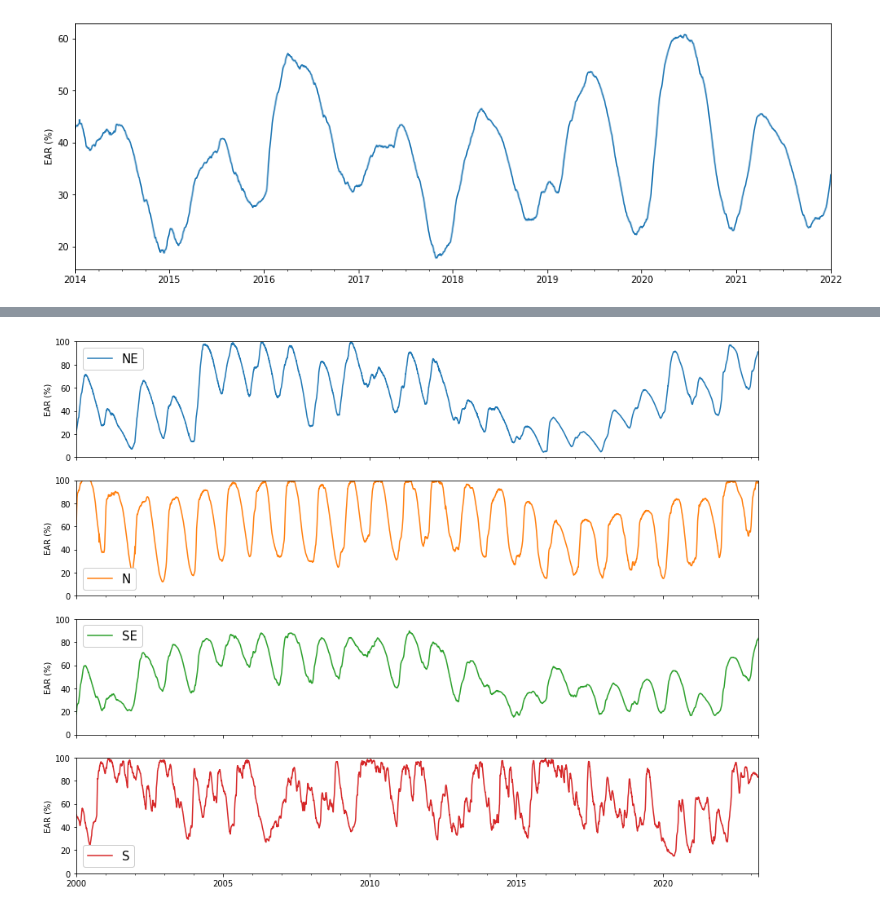
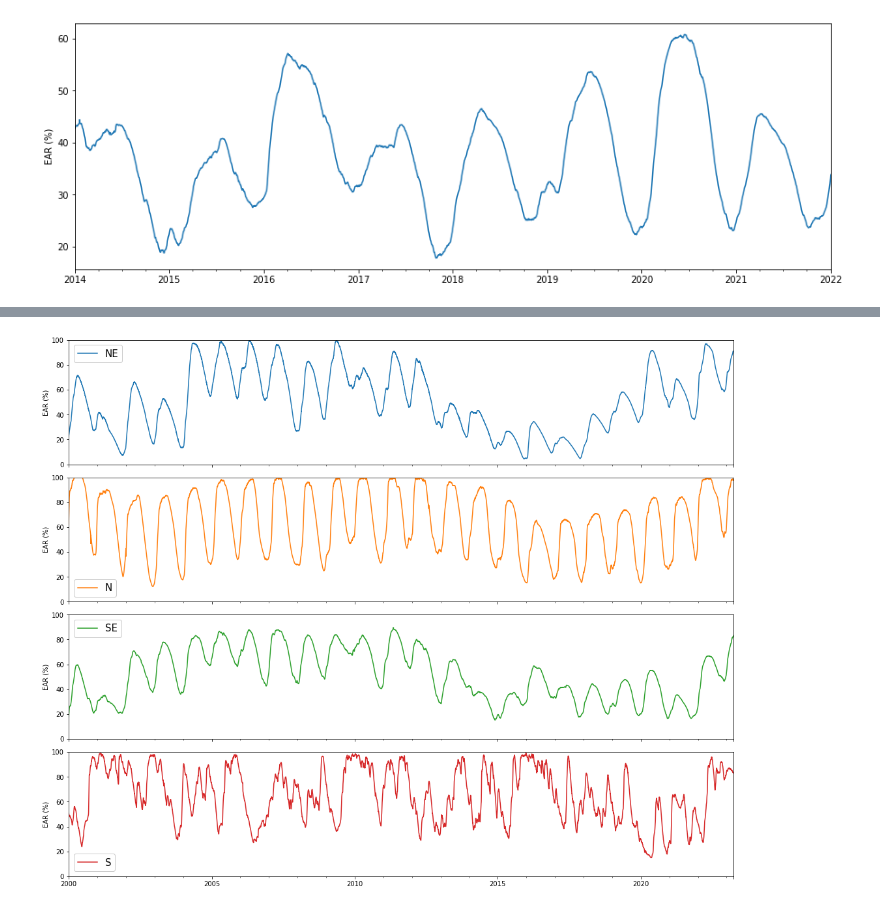
Before and after one commit to Rafa3lAlbuqueruqe/Planejamento_energetico_trabalhos, a Jupyter notebook: Seminário 1 - CMSE/dados_abertos_tratamento.ipynb, the cells around one changed output, grey strips where cells are left out. Drawn from its saved outputs; the diff is of its cells as text; code cells hidden in the pictures.

```diff
--- a/Seminário 1 - CMSE/dados_abertos_tratamento.ipynb
+++ b/Seminário 1 - CMSE/dados_abertos_tratamento.ipynb
@@ -17,10 +12,15 @@ dataframe_dict = dict(zip(id_subs, [pd.DataFrame()]*len(id_subs)))
 # %%
+paths = glob('EAR/*')
+columns = ['ear_data', 'ear_max_subsistema','ear_verif_subsistema_mwmes', 'ear_verif_subsistema_percentual']
+id_subs = ['NE','N','SE','S']
+dataframe_EAR_dict = dict(zip(id_subs, [pd.DataFrame()]*len(id_subs)))
+
 for path in paths:
     df = pd.read_csv(path,sep=';')
 
-    for key in dataframe_dict.keys():
+    for key in dataframe_EAR_dict.keys():
         aux = df.loc[df['id_subsistema']==key].copy()
         aux.index = pd.to_datetime(aux[columns[0]])
         aux = aux[columns[1:]].copy()
         aux.columns = [element + f'_{key}' for element in aux.columns]
-        dataframe_dict[key] = pd.concat([dataframe_dict[key], aux])
+        dataframe_EAR_dict[key] = pd.concat([dataframe_EAR_dict[key], aux])
@@ -44,2 +42,2 @@ dataframe_dict['S']
 # %%
-final_dataframe = pd.concat(list(dataframe_dict.values()),axis=1)
+final_EAR_dataframe = pd.concat(list(dataframe_EAR_dict.values()),axis=1)
@@ -203,9 +183,11 @@ ax = final_dataframe[final_dataframe.columns[2::3]].plot(legend='')
 # %%
 pos=['upper left', 'lower left', 'upper left', 'lower left']
 # %%
-subplots = final_dataframe[final_dataframe.columns[2::3]].plot(subplots=True, layout=(4,1), figsize=(15,12), ylabel='EAR (%)', ylim=(0,100), xlabel='')
+subplots = final_EAR_dataframe[final_EAR_dataframe.columns[2::3]].plot(subplots=True, layout=(4,1), figsize=(15,12), ylabel='EAR (%)', ylim=(0,100), xlabel='')
 for i, subplop in enumerate(subplots):
     subplop[0].legend([id_subs[i]], loc=pos[i], framealpha=1, fontsize=15)
-_ = plt.savefig('Níveis_Energia_Armazenada.svg', bbox_iches='tight')
+
+plt.tight_layout(pad=1)
+_ = plt.savefig('Níveis_Energia_Armazenada.svg')
 # %% [output]
-[figure, old version]
+[figure, new version]
```
Also changed, not shown: parts of 24 cells of this notebook, 21 other files.
